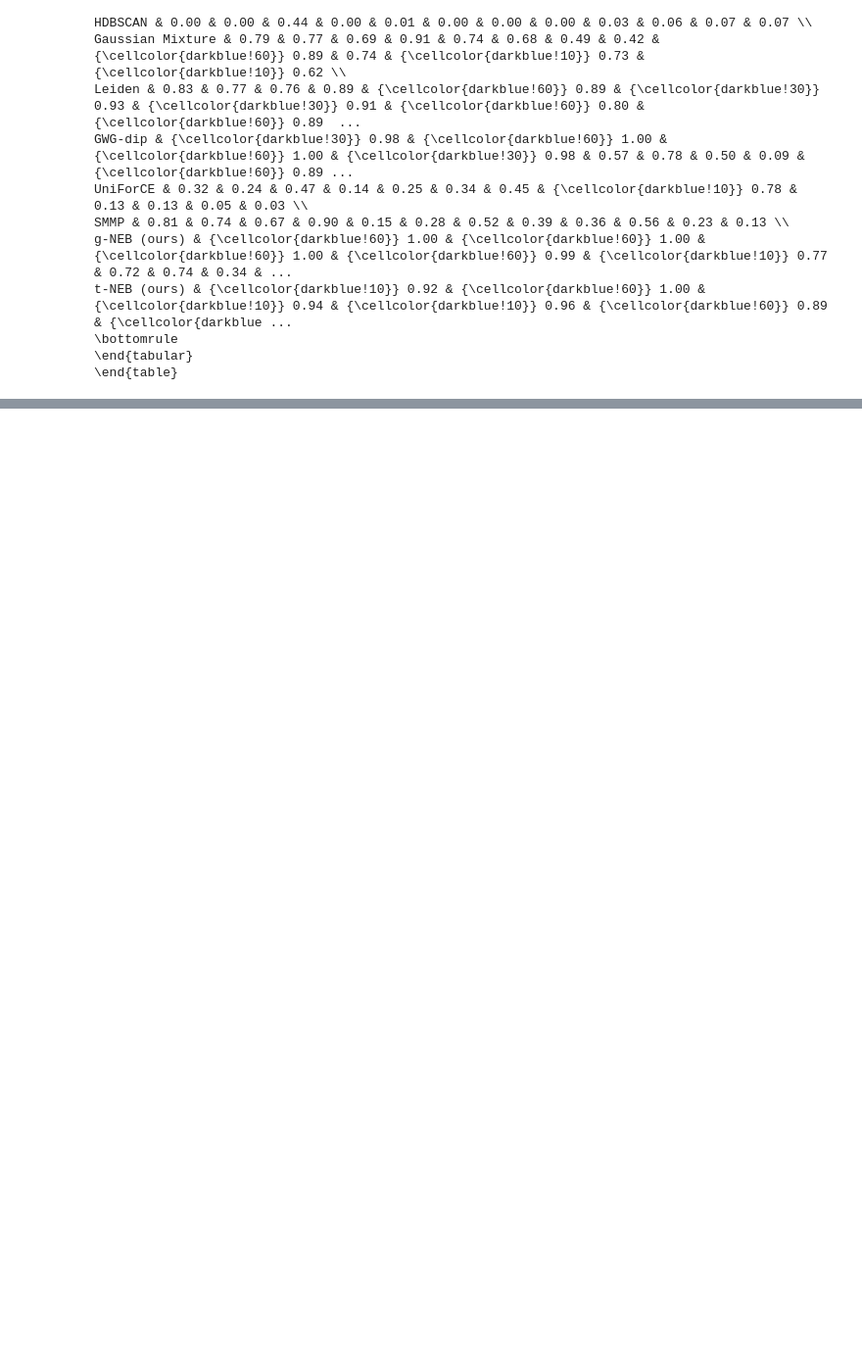
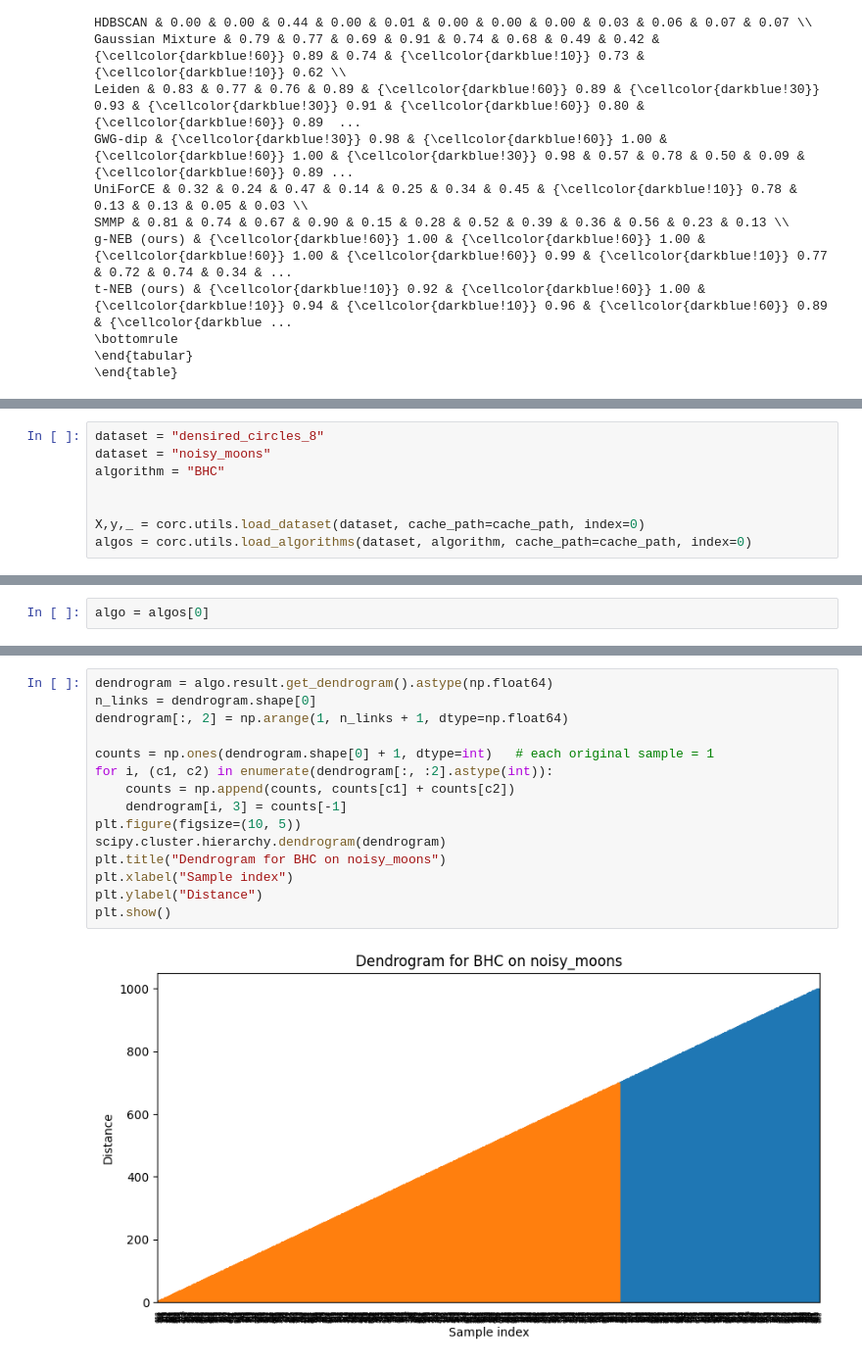
Before and after one commit to ecker-lab/tneb_clustering, a Jupyter notebook: paper_figures_and_tables/notebooks/table_ari.ipynb, the cells around one changed output, grey strips where cells are left out. Shown at 98% size. Cells and saved outputs as stored; diff of their text form; blank space fills up the shorter version.

```diff
--- a/paper_figures_and_tables/notebooks/table_ari.ipynb
+++ b/paper_figures_and_tables/notebooks/table_ari.ipynb
@@ -187,0 +354,8 @@ t-NEB (ours) & {\cellcolor{darkblue!10}} 0.92 & {\cellcolor{darkblue!60}} 1.00 &
+# %%
+dataset = "densired_circles_8"
+dataset = "noisy_moons"
+algorithm = "BHC"
+
+
+X,y,_ = corc.utils.load_dataset(dataset, cache_path=cache_path, index=0)
+algos = corc.utils.load_algorithms(dataset, algorithm, cache_path=cache_path, index=0)
@@ -187,0 +373,2 @@ t-NEB (ours) & {\cellcolor{darkblue!10}} 0.92 & {\cellcolor{darkblue!60}} 1.00 &
+# %%
+algo = algos[0]
@@ -187,0 +385,17 @@ t-NEB (ours) & {\cellcolor{darkblue!10}} 0.92 & {\cellcolor{darkblue!60}} 1.00 &
+# %%
+dendrogram = algo.result.get_dendrogram().astype(np.float64)
+n_links = dendrogram.shape[0]
+dendrogram[:, 2] = np.arange(1, n_links + 1, dtype=np.float64)
+
+counts = np.ones(dendrogram.shape[0] + 1, dtype=int)   # each original sample = 1
+for i, (c1, c2) in enumerate(dendrogram[:, :2].astype(int)):
+    counts = np.append(counts, counts[c1] + counts[c2])
+    dendrogram[i, 3] = counts[-1]
+plt.figure(figsize=(10, 5))
+scipy.cluster.hierarchy.dendrogram(dendrogram)
+plt.title("Dendrogram for BHC on noisy_moons")
+plt.xlabel("Sample index")
+plt.ylabel("Distance")
+plt.show()
+# %% [output]
+[figure, added]
```
Also changed, not shown: parts of 17 cells of this notebook, 28 other files.
